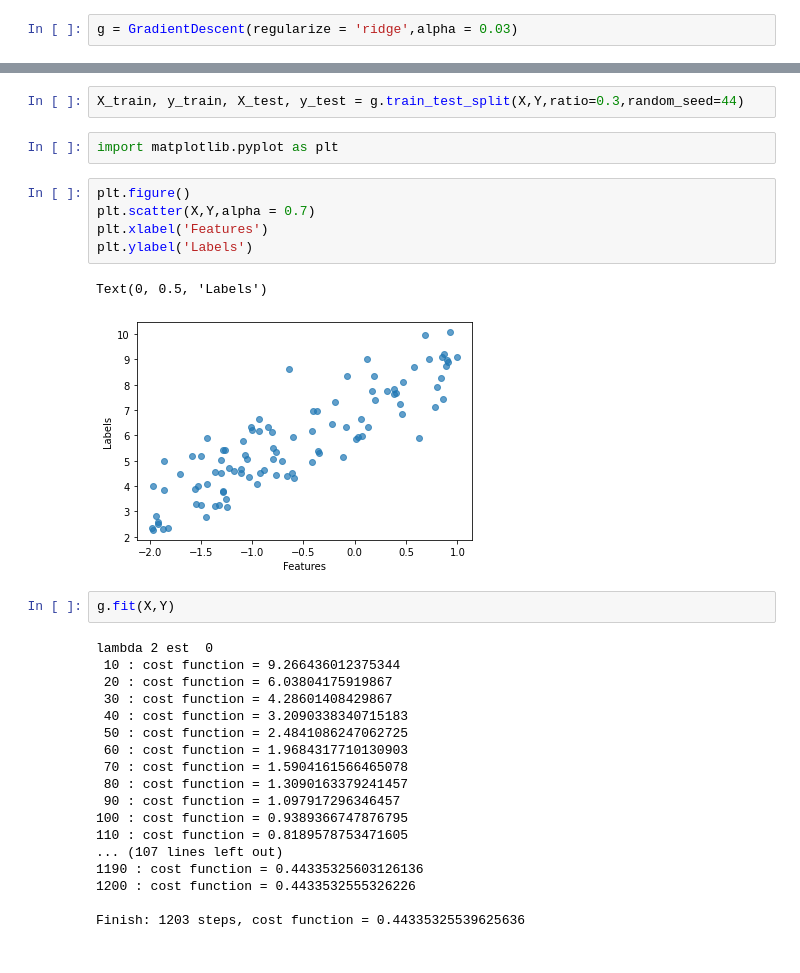
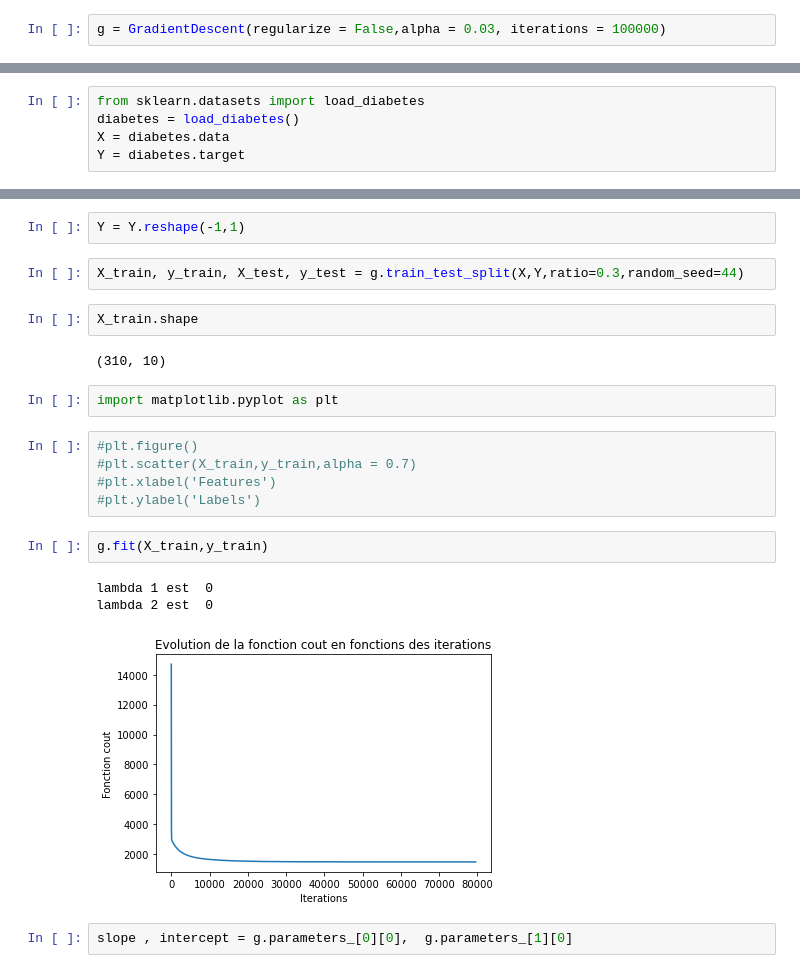
Before and after one commit to mouhagaye/ProjetPythonSIGMA, a Jupyter notebook: Projet Python Descent Gradient.ipynb, the cells around one changed output, grey strips where cells are left out. Cells and saved outputs as stored; diff of their text form.

Commit message:
just one function for every case

```diff
--- a/Projet Python Descent Gradient.ipynb
+++ b/Projet Python Descent Gradient.ipynb
@@ -235,5 +254,5 @@ class GradientDescent():
 # %%
-g = GradientDescent(regularize = 'ridge',alpha = 0.03)
+g = GradientDescent(regularize = False,alpha = 0.03, iterations = 100000)
 # %%
 import numpy as np
 import pandas as pd
@@ -245,0 +284,5 @@ df  = pd.read_csv('housing.csv')
+# %%
+from sklearn.datasets import load_diabetes
+diabetes = load_diabetes()
+X = diabetes.data
+Y = diabetes.target
@@ -246,35 +297,26 @@ df  = pd.read_csv('housing.csv')
+# %%
+Y = Y.reshape(-1,1)
 # %%
 X_train, y_train, X_test, y_test = g.train_test_split(X,Y,ratio=0.3,random_seed=44)
+# %%
+X_train.shape
+# %% [output]
+(310, 10)
 # %%
 import matplotlib.pyplot as plt
 # %%
-plt.figure()
-plt.scatter(X,Y,alpha = 0.7)
-plt.xlabel('Features')
-plt.ylabel('Labels')
+#plt.figure()
+#plt.scatter(X_train,y_train,alpha = 0.7)
+#plt.xlabel('Features')
+#plt.ylabel('Labels')
-# %% [output]
-Text(0, 0.5, 'Labels')
-[figure, removed]
 # %%
-g.fit(X,Y)
+g.fit(X_train,y_train)
 # %% [output]
+lambda 1 est  0
 lambda 2 est  0
- 10 : cost function = 9.266436012375344
- 20 : cost function = 6.03804175919867
- 30 : cost function = 4.28601408429867
- 40 : cost function = 3.2090338340715183
- 50 : cost function = 2.4841086247062725
- 60 : cost function = 1.9684317710130903
- 70 : cost function = 1.5904161566465078
- 80 : cost function = 1.3090163379241457
- 90 : cost function = 1.097917296346457
-100 : cost function = 0.9389366747876795
-110 : cost function = 0.8189578753471605
-... (107 lines left out)
-1190 : cost function = 0.44335325603126136
-1200 : cost function = 0.4433532555326226
-
-Finish: 1203 steps, cost function = 0.44335325539625636
+[figure, added]
+# %%
+slope , intercept = g.parameters_[0][0],  g.parameters_[1][0]
 # %%
 g.parameters_
 # %% [output]
```
Also changed, not shown: parts of 16 cells of this notebook.
